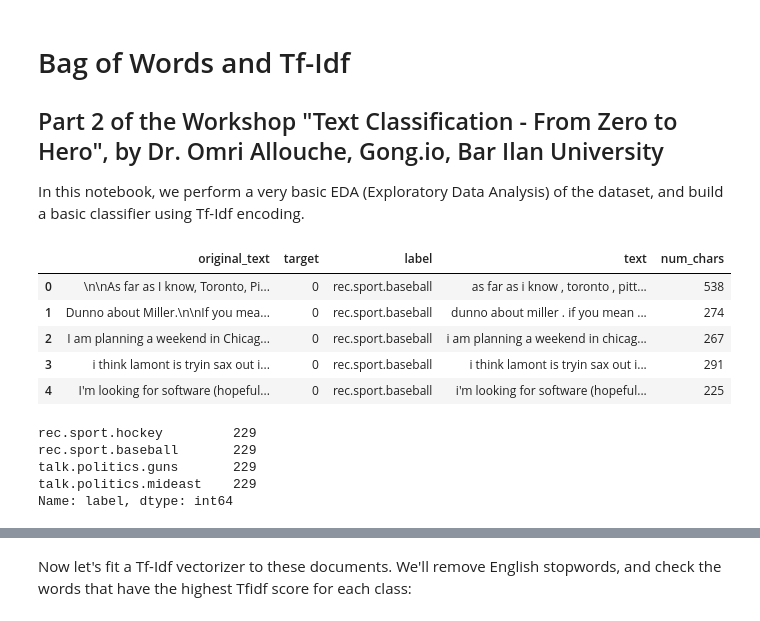
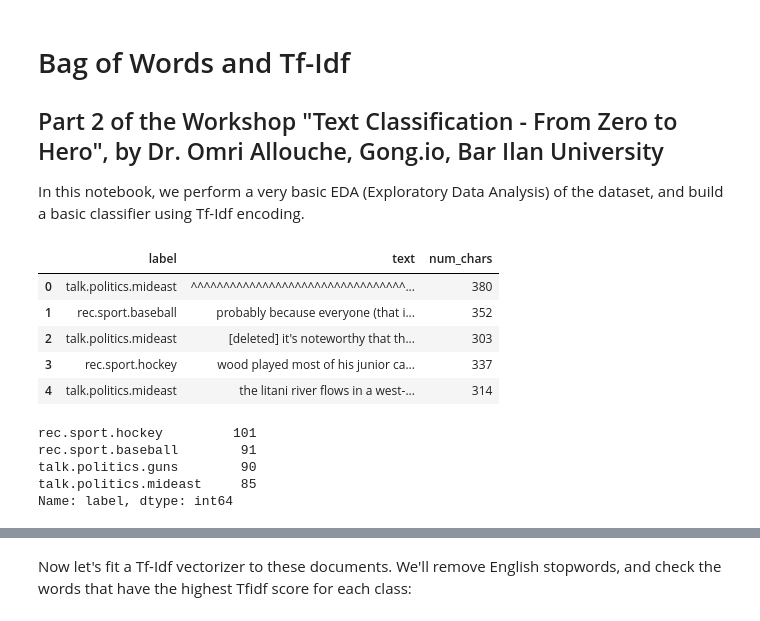
Before and after one commit to omriallouche/text_classification_from_zero_to_hero, a Jupyter notebook: bow_tfidf.ipynb, the cells around one changed output, grey strips where cells are left out. Drawn from its saved outputs; the diff is of its cells as text; code cells hidden in the pictures.

```diff
--- a/bow_tfidf.ipynb
+++ b/bow_tfidf.ipynb
@@ -10,20 +10,20 @@ import seaborn as sns
 plt.rcParams['figure.figsize'] = (12, 8)
 plt.rcParams["axes.labelsize"] = 15
 # %%
-df = pd.read_csv('data/20newsgroups.csv')
+df = pd.read_csv('data/train.csv')
 df.head()
 # %% [output]
-|  | original_text | target | label | text | num_chars |
-| 0 | \n\nAs far as I know, Toronto, Pi... | 0 | rec.sport.baseball | as far as i know , toronto , pitt... | 538 |
-| 1 | Dunno about Miller.\n\nIf you mea... | 0 | rec.sport.baseball | dunno about miller . if you mean ... | 274 |
-| 2 | I am planning a weekend in Chicag... | 0 | rec.sport.baseball | i am planning a weekend in chicag... | 267 |
-| 3 | i think lamont is tryin sax out i... | 0 | rec.sport.baseball | i think lamont is tryin sax out i... | 291 |
-| 4 | I'm looking for software (hopeful... | 0 | rec.sport.baseball | i'm looking for software (hopeful... | 225 |
+|  | label | text | num_chars |
+| 0 | talk.politics.mideast | ^^^^^^^^^^^^^^^^^^^^^^^^^^^^^^^^^... | 380 |
+| 1 | rec.sport.baseball | probably because everyone (that i... | 352 |
+| 2 | talk.politics.mideast | [deleted] it's noteworthy that th... | 303 |
+| 3 | rec.sport.hockey | wood played most of his junior ca... | 337 |
+| 4 | talk.politics.mideast | the litani river flows in a west-... | 314 |
 # %%
 df['label'].value_counts()
 # %% [output]
-rec.sport.hockey         229
-rec.sport.baseball       229
-talk.politics.guns       229
-talk.politics.mideast    229
+rec.sport.hockey         101
+rec.sport.baseball        91
+talk.politics.guns        90
+talk.politics.mideast     85
 Name: label, dtype: int64
```
Also changed, not shown: parts of 20 cells of this notebook, 5 other files.
